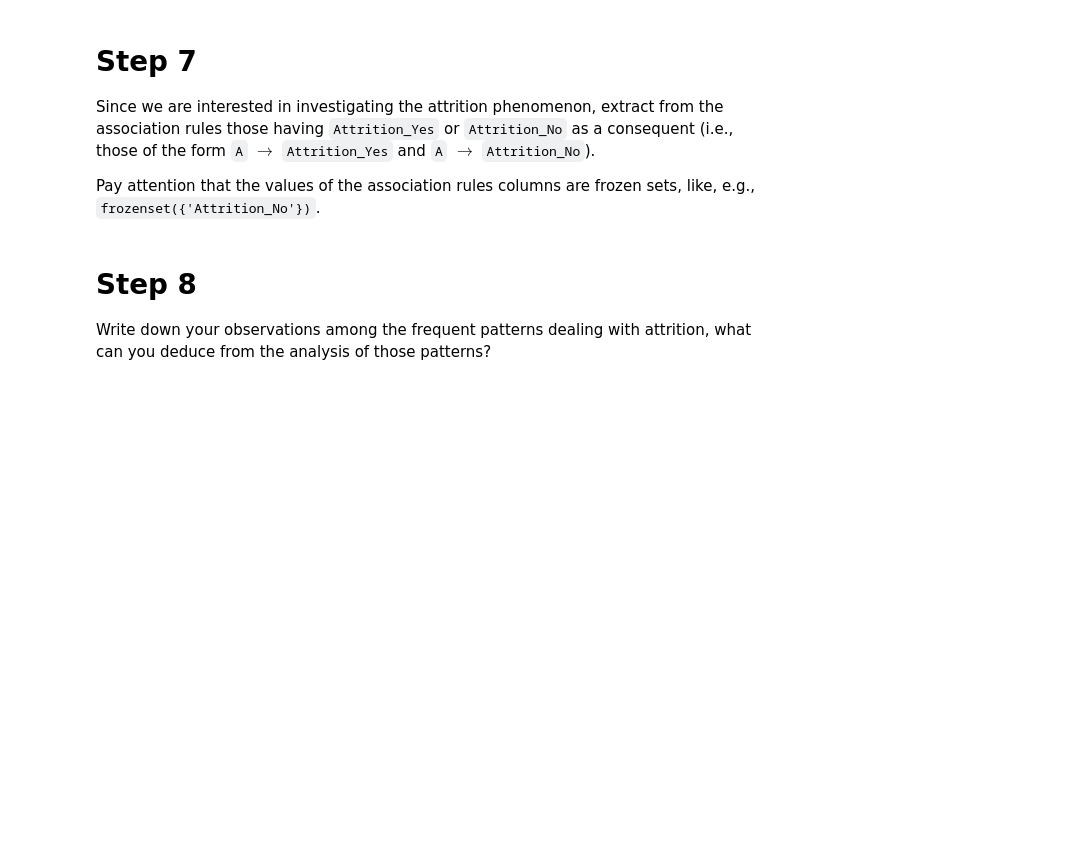
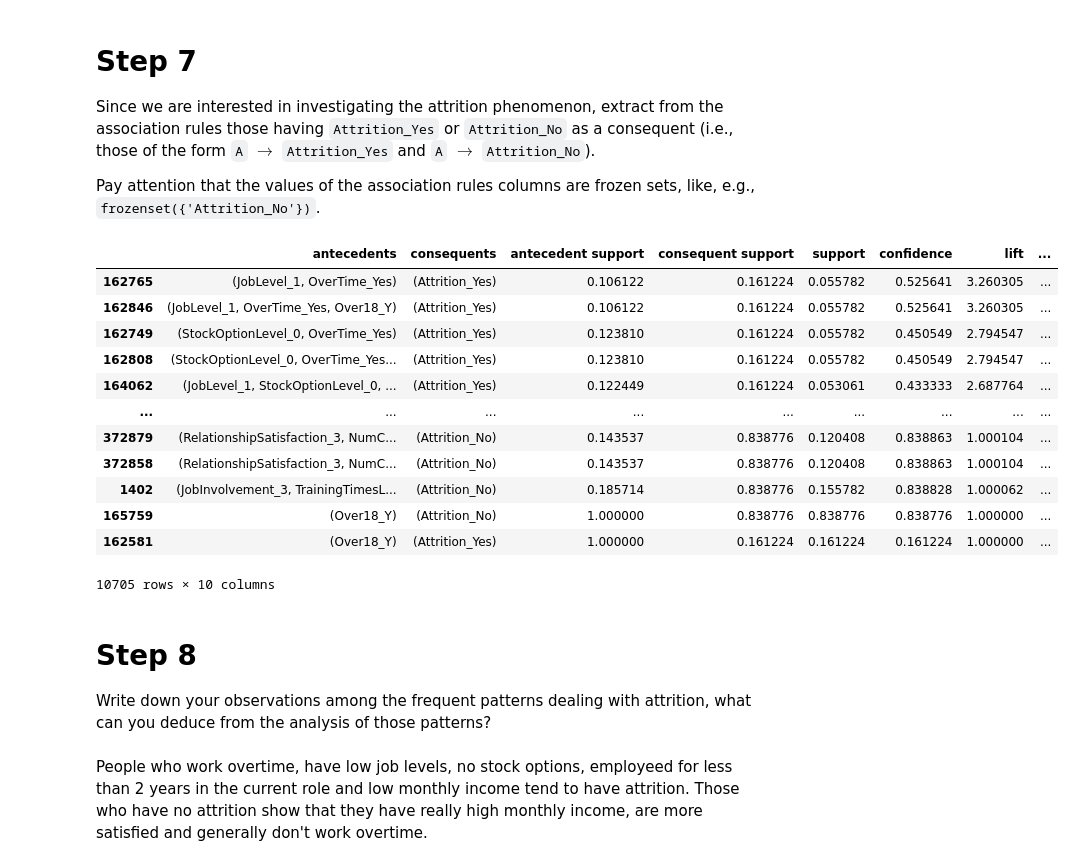
Before and after one commit to persello/daml-notebooks, a Jupyter notebook: 10/02-frequent-itemsets-analyses.ipynb, the cells around one changed output. Cells and saved outputs as stored; diff of their text form; code cells hidden in the pictures; blank space fills up the shorter version.

```diff
--- a/10/02-frequent-itemsets-analyses.ipynb
+++ b/10/02-frequent-itemsets-analyses.ipynb
@@ -127,4 +196,27 @@ raise NotImplementedError()
+# %%
+itemsets_attrition = itemsets_lift_over_one[(itemsets_lift_over_one['consequents'] == frozenset({'Attrition_No'})) | (itemsets_lift_over_one['consequents'] == frozenset({'Attrition_Yes'}))]
+
+result = itemsets_attrition.sort_values('lift', ascending=False)
+
+result
+# %% [output]
+|  | antecedents | consequents | antecedent support | consequent support | support | confidence | lift | ... |
+| 162765 | (JobLevel_1, OverTime_Yes) | (Attrition_Yes) | 0.106122 | 0.161224 | 0.055782 | 0.525641 | 3.260305 | ... |
+| 162846 | (JobLevel_1, OverTime_Yes, Over18_Y) | (Attrition_Yes) | 0.106122 | 0.161224 | 0.055782 | 0.525641 | 3.260305 | ... |
+| 162749 | (StockOptionLevel_0, OverTime_Yes) | (Attrition_Yes) | 0.123810 | 0.161224 | 0.055782 | 0.450549 | 2.794547 | ... |
+| 162808 | (StockOptionLevel_0, OverTime_Yes... | (Attrition_Yes) | 0.123810 | 0.161224 | 0.055782 | 0.450549 | 2.794547 | ... |
+| 164062 | (JobLevel_1, StockOptionLevel_0, ... | (Attrition_Yes) | 0.122449 | 0.161224 | 0.053061 | 0.433333 | 2.687764 | ... |
+| ... | ... | ... | ... | ... | ... | ... | ... | ... |
+| 372879 | (RelationshipSatisfaction_3, NumC... | (Attrition_No) | 0.143537 | 0.838776 | 0.120408 | 0.838863 | 1.000104 | ... |
+| 372858 | (RelationshipSatisfaction_3, NumC... | (Attrition_No) | 0.143537 | 0.838776 | 0.120408 | 0.838863 | 1.000104 | ... |
+| 1402 | (JobInvolvement_3, TrainingTimesL... | (Attrition_No) | 0.185714 | 0.838776 | 0.155782 | 0.838828 | 1.000062 | ... |
+| 165759 | (Over18_Y) | (Attrition_No) | 1.000000 | 0.838776 | 0.838776 | 0.838776 | 1.000000 | ... |
+| 162581 | (Over18_Y) | (Attrition_Yes) | 1.000000 | 0.161224 | 0.161224 | 0.161224 | 1.000000 | ... |
+10705 rows × 10 columns
 # %% [markdown]
 # Step 8
 
 Write down your observations among the frequent patterns dealing with attrition, what can you deduce from the analysis of those patterns?
+# %% [markdown]
+People who work overtime, have low job levels, no stock options, employeed for less than 2 years in the current role and low monthly income tend to have attrition.
+Those who have no attrition show that they have really high monthly income, are more satisfied and generally don't work overtime.
```
Also changed, not shown: parts of 12 cells of this notebook, 1 other file.
